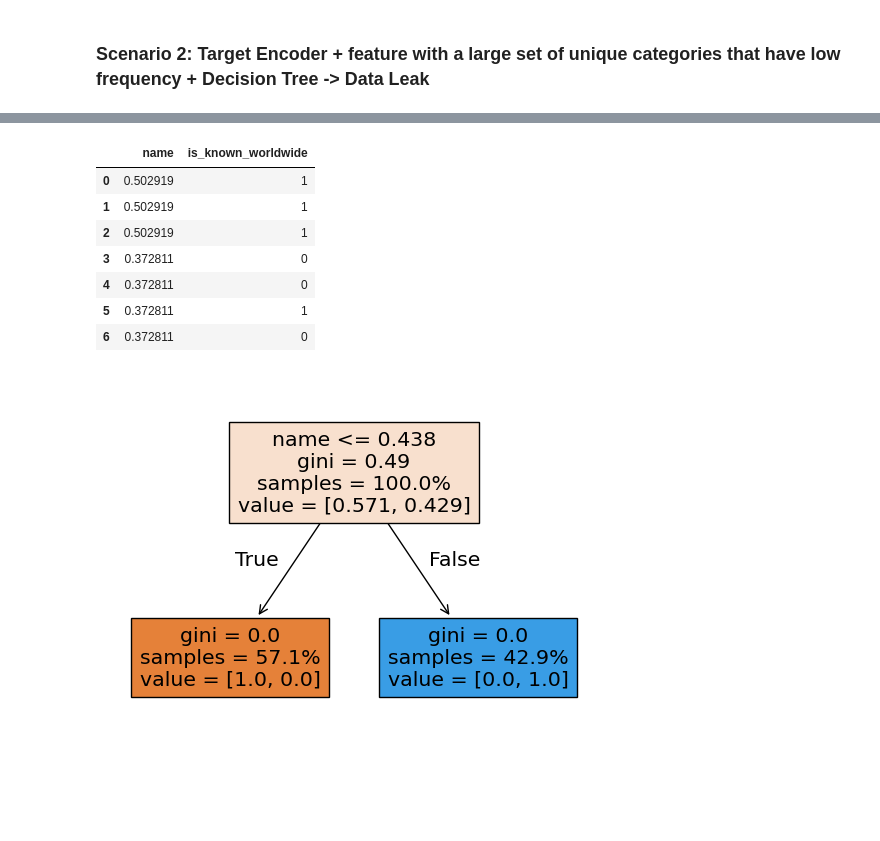
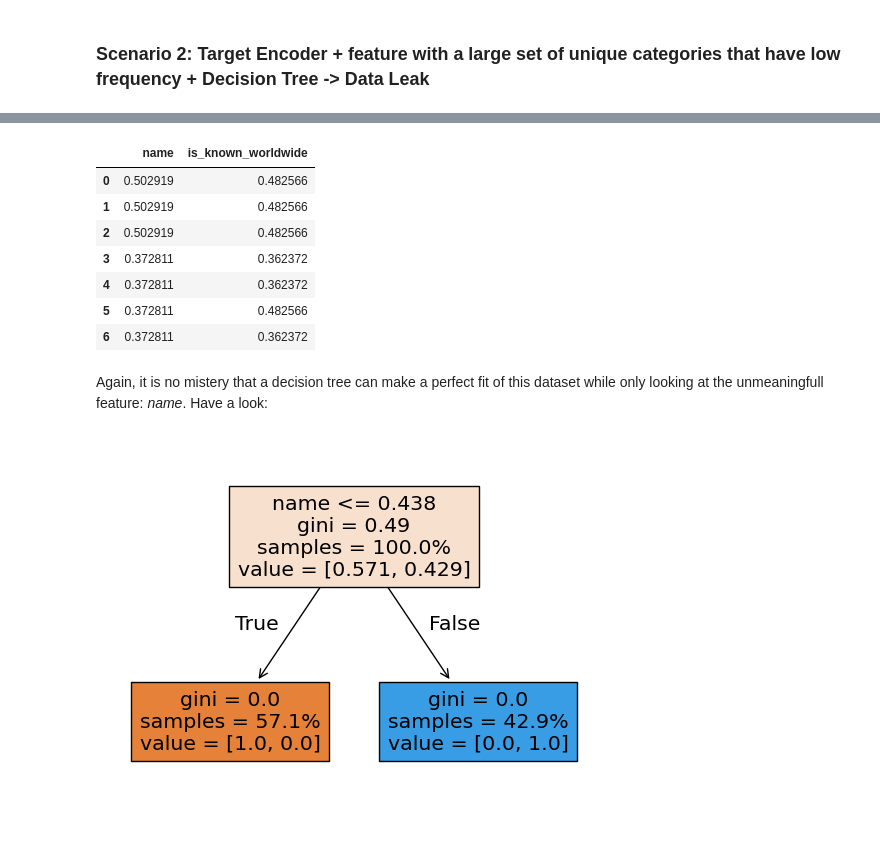
Before and after one commit to dooreas/TowardsCatboost, a Jupyter notebook: towards_catboost.ipynb, the cells around one changed output, grey strips where cells are left out. Saved outputs shown, nothing was run; the diff lists cells and outputs as text; code cells hidden in the pictures; blank space fills up the shorter version.

```diff
--- a/towards_catboost.ipynb
+++ b/towards_catboost.ipynb
@@ -251,7 +255,7 @@ Notice that this would not happen for other encoders. Nevertheless all projects
 dataset_3 = pd.DataFrame(
     {
         "name": ["Trump", "Obama", "Biden", "Sanders", "Kamala", "Musk", "Guillermo del Toro"],
-        "is_known_worldwide": [1, 1, 1, 0, 0, 1, 0],
+        "is_known_worldwide": [True, True, True, False, False, True, False],
         "target": [1, 1, 1, 0, 0, 0, 0],
     },
 )
@@ -268,18 +286,20 @@ dataset_3
 # %%
-target_encoder = ce.TargetEncoder()
+target_encoder = ce.TargetEncoder(cols=["name", "is_known_worldwide"])
 encoded_data_3 = target_encoder.fit_transform(
     dataset_3[["name", "is_known_worldwide"]], dataset_3["target"]
 )
 encoded_data_3
 # %% [output]
 |  | name | is_known_worldwide |
-| 0 | 0.502919 | 1 |
-| 1 | 0.502919 | 1 |
-| 2 | 0.502919 | 1 |
-| 3 | 0.372811 | 0 |
-| 4 | 0.372811 | 0 |
-| 5 | 0.372811 | 1 |
-| 6 | 0.372811 | 0 |
+| 0 | 0.502919 | 0.482566 |
+| 1 | 0.502919 | 0.482566 |
+| 2 | 0.502919 | 0.482566 |
+| 3 | 0.372811 | 0.362372 |
+| 4 | 0.372811 | 0.362372 |
+| 5 | 0.372811 | 0.482566 |
+| 6 | 0.372811 | 0.362372 |
+# %% [markdown]
+Again, it is no mistery that a decision tree can make a perfect fit of this dataset while only looking at the unmeaningfull feature: *name*. Have a look:
 # %%
 tree = DecisionTreeClassifier().fit(encoded_data_3, dataset_3["target"])
 figure = plot_tree(
```
Also changed, not shown: parts of 5 cells of this notebook, 1 other file.
